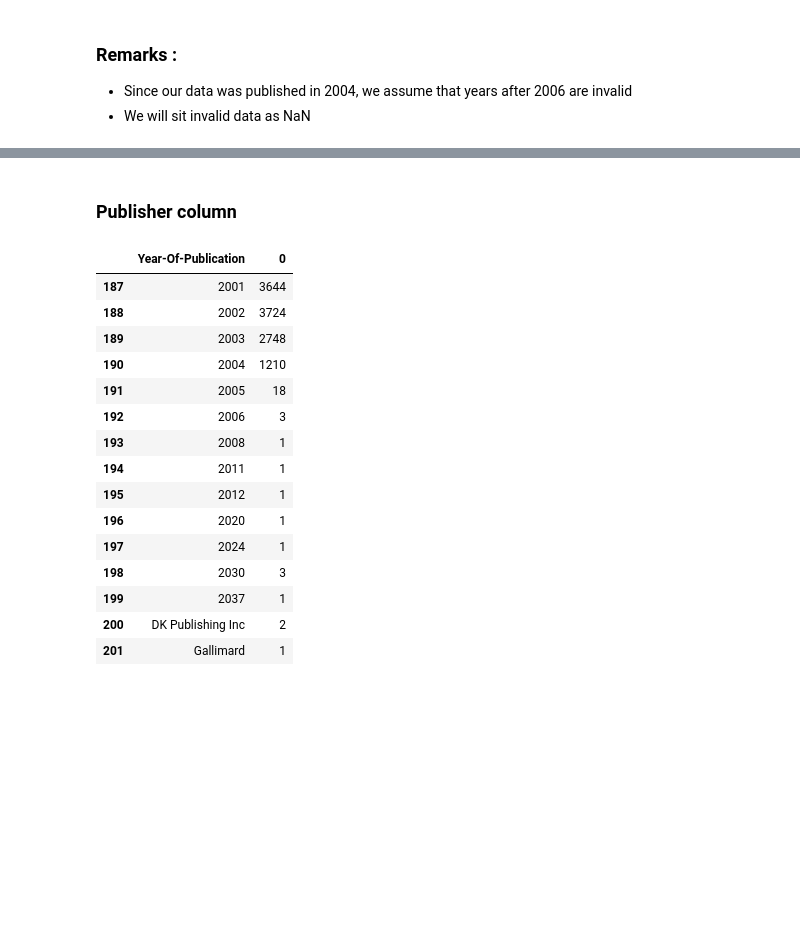
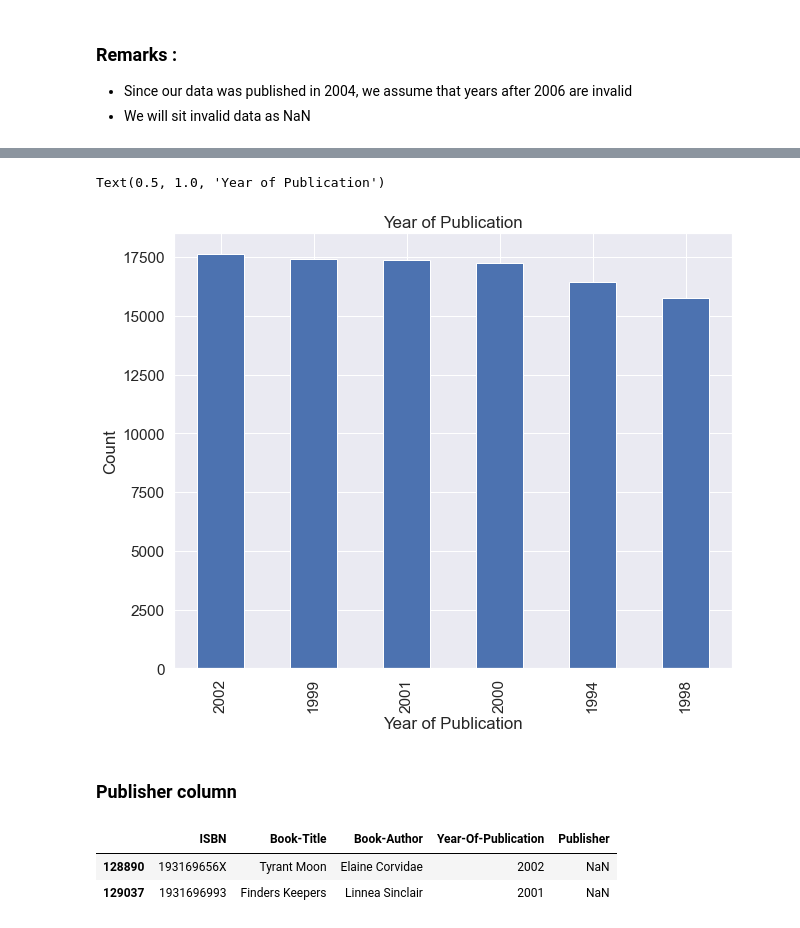
Before and after one commit to MohamedHmamouch/book_recommandation, a Jupyter notebook: Recommandation_system.ipynb, the cells around one changed output, grey strips where cells are left out. Saved outputs shown, nothing was run; the diff lists cells and outputs as text; code cells hidden in the pictures; blank space fills up the shorter version.

```diff
--- a/Recommandation_system.ipynb
+++ b/Recommandation_system.ipynb
@@ -177,8 +193,6 @@ array([2002., 2001., 1991., 1999., 2000., 1993., 1996., 1988., 2004.,
 
 - Since our data was published in 2004, we assume that years after 2006 are invalid
 - We will sit invalid data as NaN
-# %%
-books.loc[(books['Year-Of-Publication']>2006) | (books['Year-Of-Publication']==0),'Year-Of-Publication']=np.NaN
 # %%
 books['Year-Of-Publication'].isnull().sum()
 # %% [output]
@@ -198,21 +219,20 @@ array([0.])
+# %%
+books['Year-Of-Publication']=books['Year-Of-Publication'].astype(np.int32)
+# %%
+sns.set(font_scale=1.4)
+
+books['Year-Of-Publication'].value_counts()[:6].plot(kind='bar',figsize=(10,8),
+                                                  xlabel='Year of Publication',
+                                                  ylabel='Count')
+plt.title('Year of Publication')
+# %% [output]
+Text(0.5, 1.0, 'Year of Publication')
+[figure, added]
 # %% [markdown]
 ### Publisher column
-# %%
-books.groupby('Year-Of-Publication').size().reset_index().tail(15)
-# %% [output]
-|  | Year-Of-Publication | 0 |
-| 187 | 2001 | 3644 |
-| 188 | 2002 | 3724 |
-| 189 | 2003 | 2748 |
-| 190 | 2004 | 1210 |
-| 191 | 2005 | 18 |
-| 192 | 2006 | 3 |
-| 193 | 2008 | 1 |
-| 194 | 2011 | 1 |
-| 195 | 2012 | 1 |
-| 196 | 2020 | 1 |
-| 197 | 2024 | 1 |
-| 198 | 2030 | 3 |
-| 199 | 2037 | 1 |
-| 200 | DK Publishing Inc | 2 |
-| 201 | Gallimard | 1 |
+# %%
+books.loc[books.Publisher.isnull(),:]
+# %% [output]
+|  | ISBN | Book-Title | Book-Author | Year-Of-Publication | Publisher |
+| 128890 | 193169656X | Tyrant Moon | Elaine Corvidae | 2002 | NaN |
+| 129037 | 1931696993 | Finders Keepers | Linnea Sinclair | 2001 | NaN |
```
Also changed, not shown: parts of 14 cells of this notebook.
